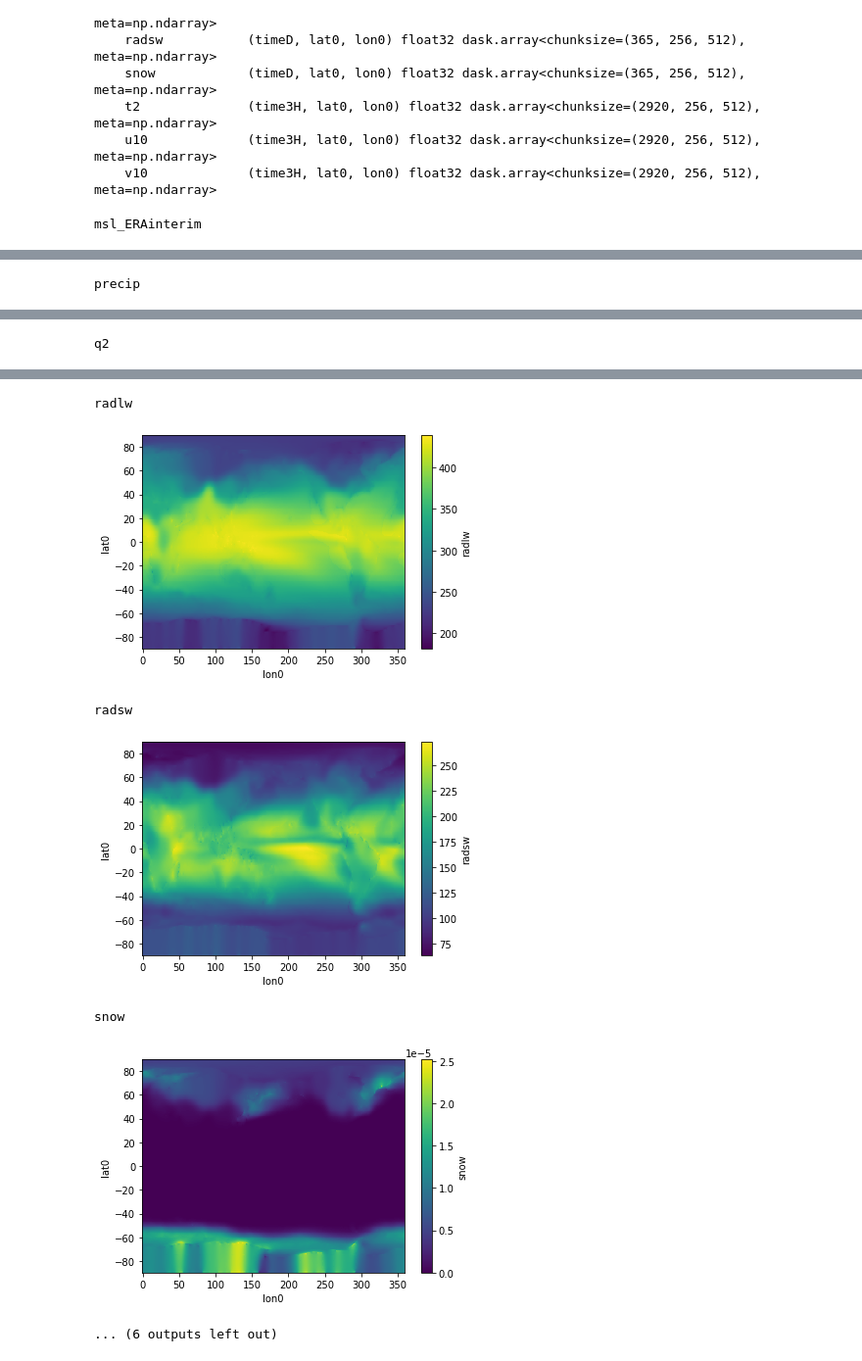
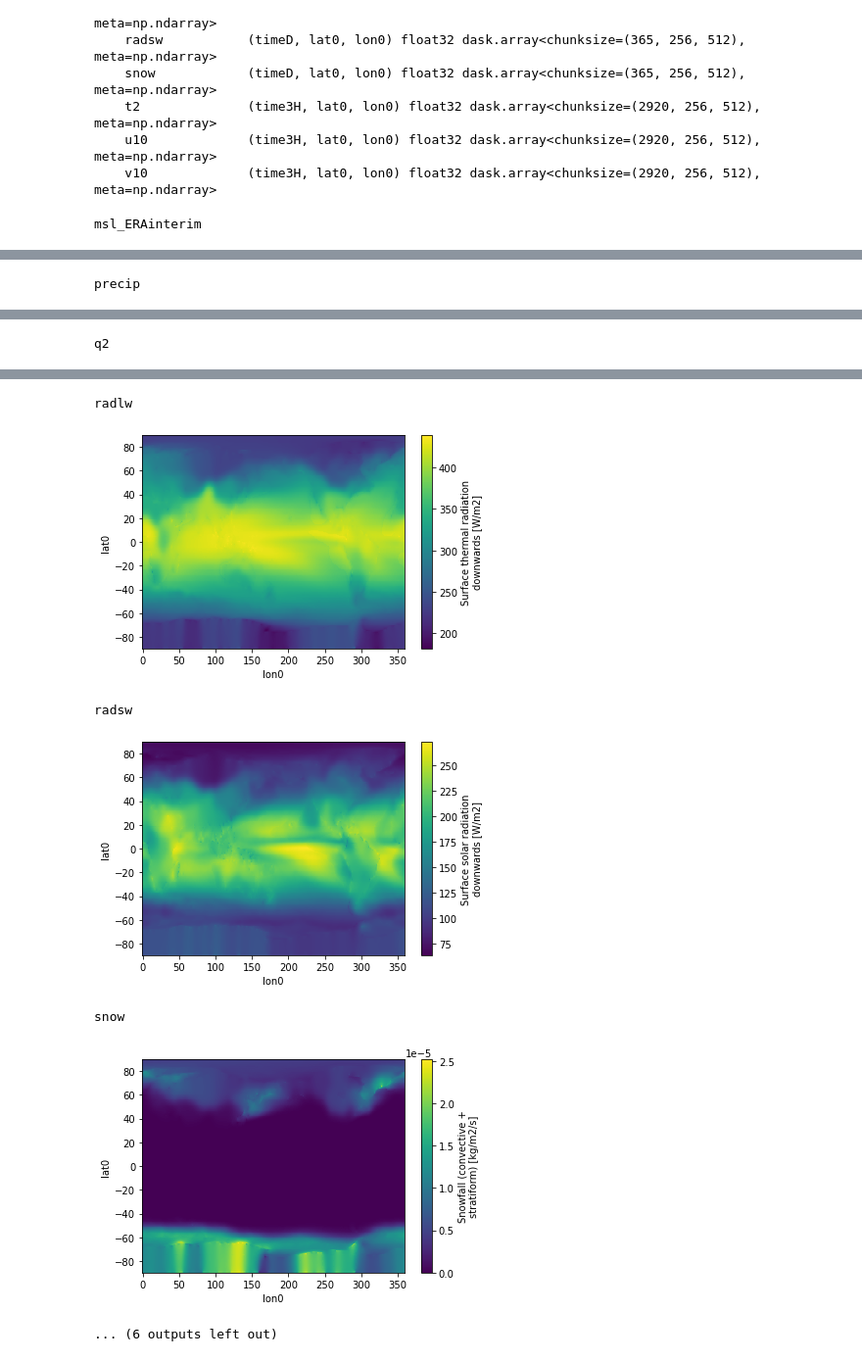
Before and after one commit to NOC-MSM/intake-catalogs, a Jupyter notebook: cookbook/DFS5.2.ipynb, the cells around one changed output, grey strips where cells are left out. Shown at 98% size. Drawn from its saved outputs; the diff is of its cells as text; code cells hidden in the pictures.

```diff
--- a/cookbook/DFS5.2.ipynb
+++ b/cookbook/DFS5.2.ipynb
@@ -167,7 +167,7 @@ for var in ds.data_vars:
     londim = [dim for dim in da.dims if dim.startswith("lon")][0]
     latdim = [dim for dim in da.dims if dim.startswith("lat")][0]
     # Time average
-    da = da.mean(timedim)
+    da = da.mean(timedim, keep_attrs=True)
     # Plot
     da.plot(x=londim, y=latdim)
     plt.show()
@@ -181,7 +181,7 @@ q2
 radlw
-[figure, old version]
+[figure, new version]
 radsw
-[figure, old version]
+[figure, new version]
 snow
-[figure, old version]
+[figure, new version]
 ... (6 outputs left out)
```
Also changed, not shown: parts of 1 cell of this notebook.
